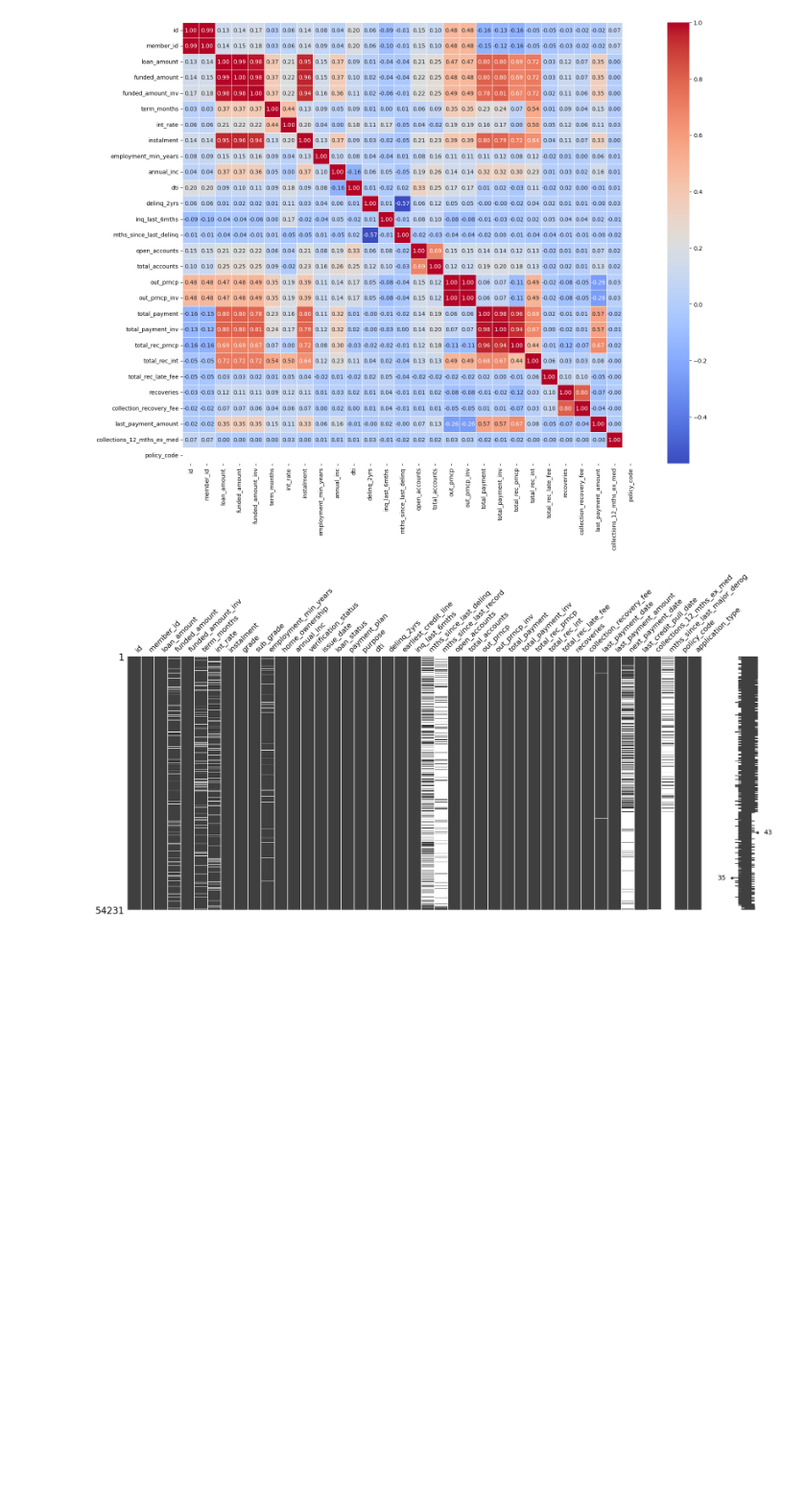
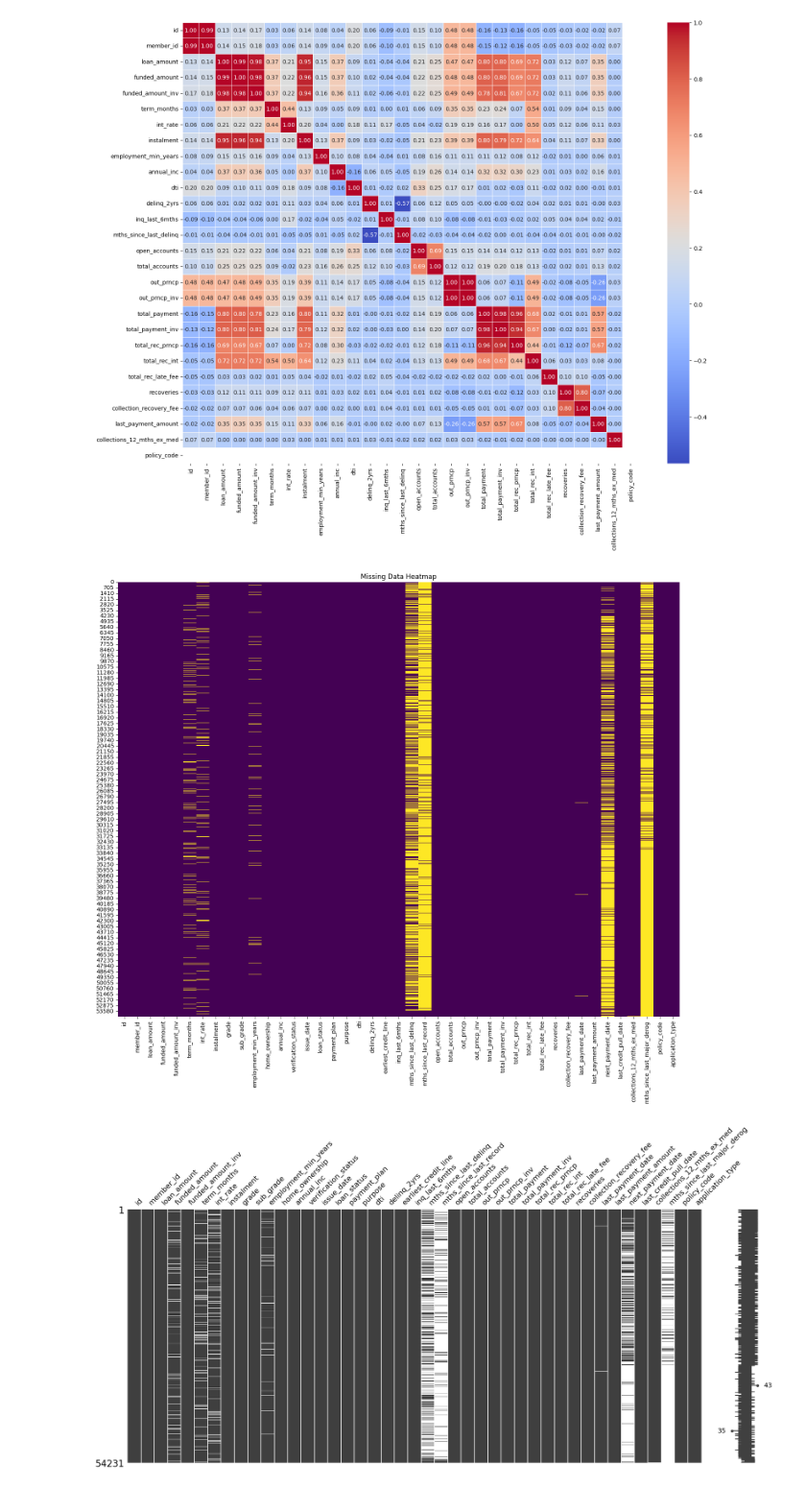
Before and after one commit to armazzer/customer_loans, a Jupyter notebook: missing_data_review.ipynb, the cells around one changed output. Shown at 96% size. Cells and saved outputs as stored; diff of their text form; code cells hidden in the pictures; blank space fills up the shorter version.

Commit message:
Updates missing_data_review.ipynb. Imputatations and data checks started

```diff
--- a/missing_data_review.ipynb
+++ b/missing_data_review.ipynb
@@ -87,6 +87,12 @@ class Plotter:
 
     def msno_plot(self):
         msno.matrix(self.data)
+
+    def heatmap(self, w, h):
+        plt.figure(figsize=(w, h))
+        sns.heatmap(self.data.isnull(), cmap='viridis', cbar=False)
+        plt.title('Missing Data Heatmap')
+        plt.show()
 
     def correlation(self, w, h):
         numeric_cols = self.data.select_dtypes(include=["int64", "float64"])
@@ -145,6 +151,10 @@ loans_plots.scatter_reg("total_payment_inv", "funded_amount")
 loans_plots.correlation(18, 14)
 # %% [output]
 [figure]
+# %%
+loans_plots.heatmap(18, 14)
+# %% [output]
+[figure, added]
 # %%
 loans_plots.msno_plot()
 # %% [output]
```
Also changed, not shown: parts of 22 cells of this notebook.
